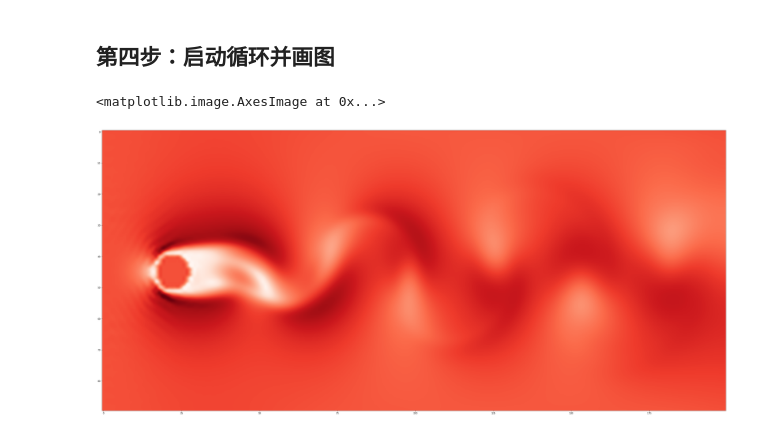
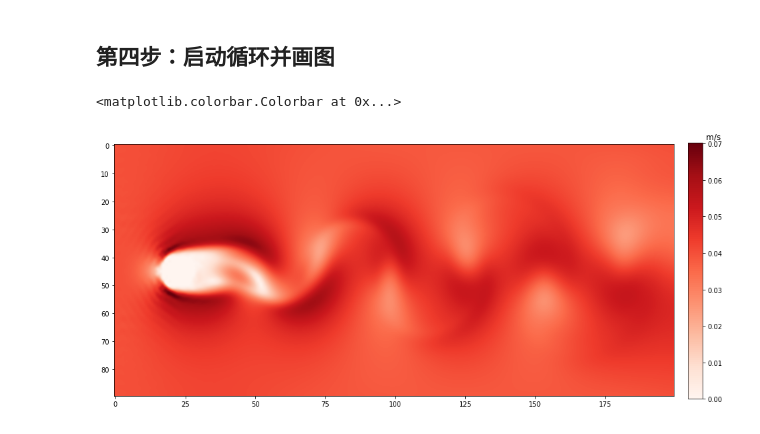
Before and after one commit to zzccchen/review_note, a Jupyter notebook: 数值模拟/Q8_KarmanVortexStreet/Q8_KarmanVortexStreet.ipynb, the cells around one changed output. Drawn from its saved outputs; the diff is of its cells as text; code cells hidden in the pictures.

```diff
--- a/数值模拟/Q8_KarmanVortexStreet/Q8_KarmanVortexStreet.ipynb
+++ b/数值模拟/Q8_KarmanVortexStreet/Q8_KarmanVortexStreet.ipynb
@@ -139,10 +137,15 @@ for time in range(maxIter):
     for i in range(q):  # 迁移步骤
         fin[i, :, :] = np.roll(
             np.roll(fout[i, :, :], c[i, 0], axis=0), c[i, 1], axis=1)
+# %%
+obstacle = np.where(obstacle == True)
+u[:,obstacle[0],obstacle[1]]=0
 # %%
-plt.figure(figsize=(50, 25))
+plt.figure(figsize=(15, 7))
 plt.imshow(np.sqrt(u[0]**2+u[1]**2).transpose(),
            cmap=cm.Reds, interpolation='spline36')
+cax = plt.axes([0.92, 0.12, 0.02, 0.76],title="               m/s ")
+plt.colorbar(cax=cax)
 # %% [output]
-<matplotlib.image.AxesImage at 0x...>
+<matplotlib.colorbar.Colorbar at 0x...>
-[figure, old version]
+[figure, new version]
```
Also changed, not shown: parts of 5 cells of this notebook, 5 other files.
